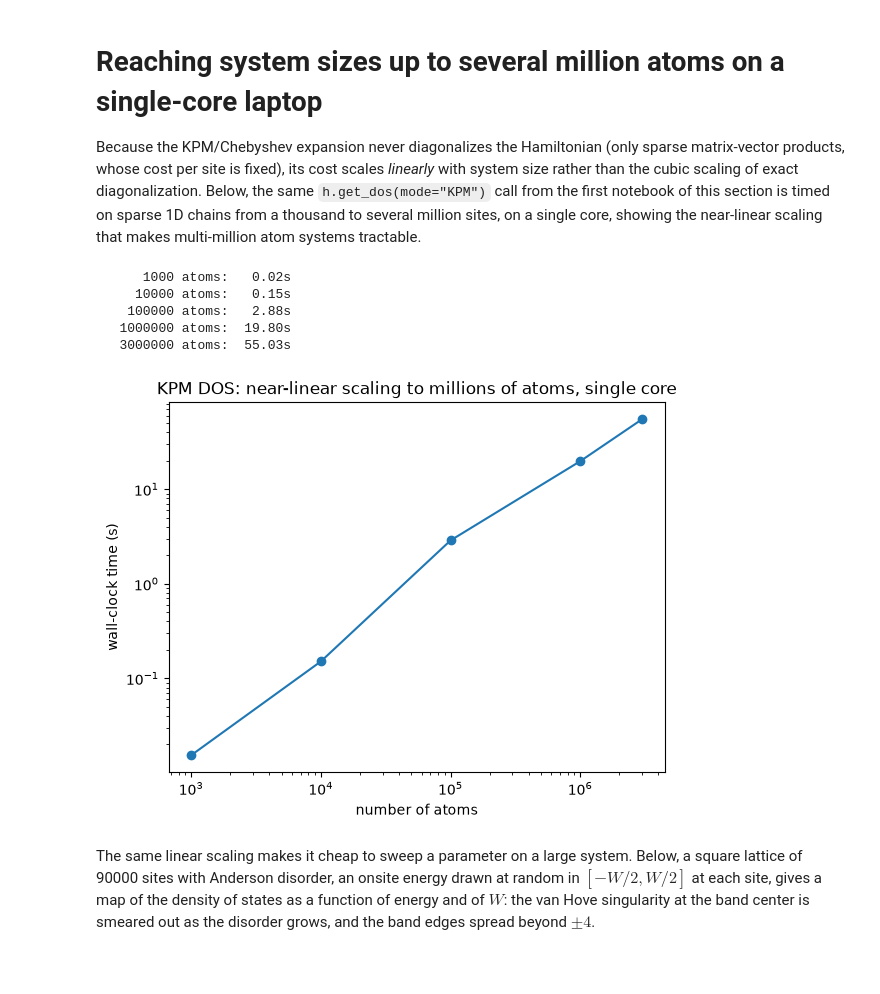
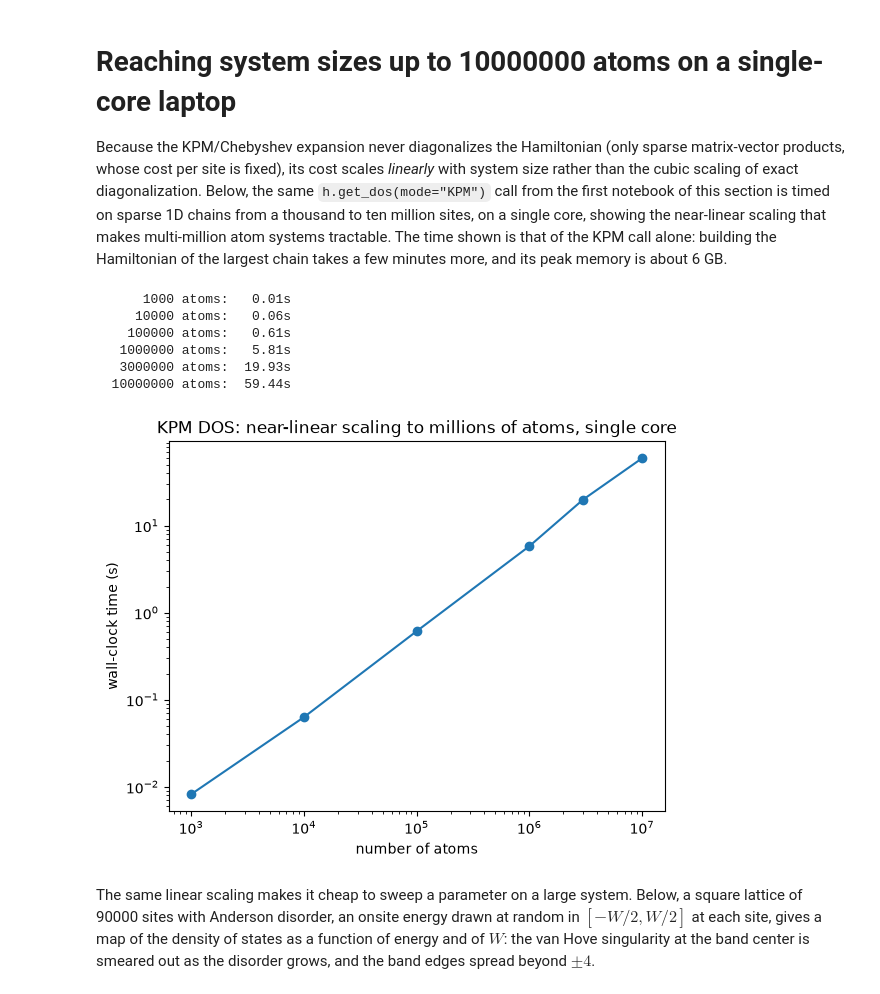
Before and after one commit to joselado/pyqula, a Jupyter notebook: jupyter-notebooks/functionalities/chebyshev_kpm_algorithms/05_kpm_large_systems.ipynb, the cells around one changed output. Cells and saved outputs as stored; diff of their text form; code cells hidden in the pictures; blank space fills up the shorter version.

```diff
--- a/jupyter-notebooks/functionalities/chebyshev_kpm_algorithms/05_kpm_large_systems.ipynb
+++ b/jupyter-notebooks/functionalities/chebyshev_kpm_algorithms/05_kpm_large_systems.ipynb
@@ -1,51 +1,53 @@
 # %% [markdown]
-# Reaching system sizes up to several million atoms on a single-core laptop
+# Reaching system sizes up to 10000000 atoms on a single-core laptop
 
 Because the KPM/Chebyshev expansion never diagonalizes the Hamiltonian (only sparse
 matrix-vector products, whose cost per site is fixed), its cost scales *linearly* with system
 size rather than the cubic scaling of exact diagonalization. Below, the same `h.get_dos(mode="KPM")`
 call from the first notebook of this section is timed on sparse 1D chains from a thousand to
-several million sites, on a single core, showing the near-linear scaling that makes multi-million
-atom systems tractable.
+ten million sites, on a single core, showing the near-linear scaling that makes multi-million
+atom systems tractable. The time shown is that of the KPM call alone: building the Hamiltonian
+of the largest chain takes a few minutes more, and its peak memory is about 6 GB.
 # %%
 # Add the root path of the pyqula library
 import os ; import sys
 sys.path.append(os.getcwd()+"/../../../src")
 
 import numpy as np
 import matplotlib.pyplot as plt
 from pyqula import geometry
 import time
 
 # warm up numba's JIT compilation once, outside the timed loop below
 _g0 = geometry.chain().get_supercell(100) ; _g0.dimensionality = 0
 _g0.get_hamiltonian(is_sparse=True,has_spin=False).get_dos(mode="KPM",
         energies=np.linspace(-3,3,150),delta=5e-2,ntries=3)
 
-sizes = [10**3,10**4,10**5,10**6,3*10**6]
+sizes = [10**3,10**4,10**5,10**6,3*10**6,10**7]
 times = []
 for n in sizes:
     g = geometry.chain()
     g = g.get_supercell(n)
     g.dimensionality = 0
     h = g.get_hamiltonian(is_sparse=True,has_spin=False)
     t0 = time.time()
     x,y = h.get_dos(mode="KPM",energies=np.linspace(-3,3,150),delta=5e-2,ntries=3)
     dt = time.time()-t0
     times.append(dt)
     print(f"{n:>10d} atoms: {dt:6.2f}s")
 
 plt.loglog(sizes,times,marker="o")
 plt.xlabel("number of atoms") ; plt.ylabel("wall-clock time (s)")
 plt.title("KPM DOS: near-linear scaling to millions of atoms, single core")
 plt.show()
 # %% [output]
-      1000 atoms:   0.02s
-     10000 atoms:   0.15s
-    100000 atoms:   2.88s
-   1000000 atoms:  19.80s
-   3000000 atoms:  55.03s
+      1000 atoms:   0.01s
+     10000 atoms:   0.06s
+    100000 atoms:   0.61s
+   1000000 atoms:   5.81s
+   3000000 atoms:  19.93s
+  10000000 atoms:  59.44s
-[figure, old version]
+[figure, new version]
 # %% [markdown]
 The same linear scaling makes it cheap to sweep a parameter on a large system. Below, a square
 lattice of 90000 sites with Anderson disorder, an onsite energy drawn at random in $[-W/2,W/2]$ at
```
Also changed, not shown: 3 other files.
